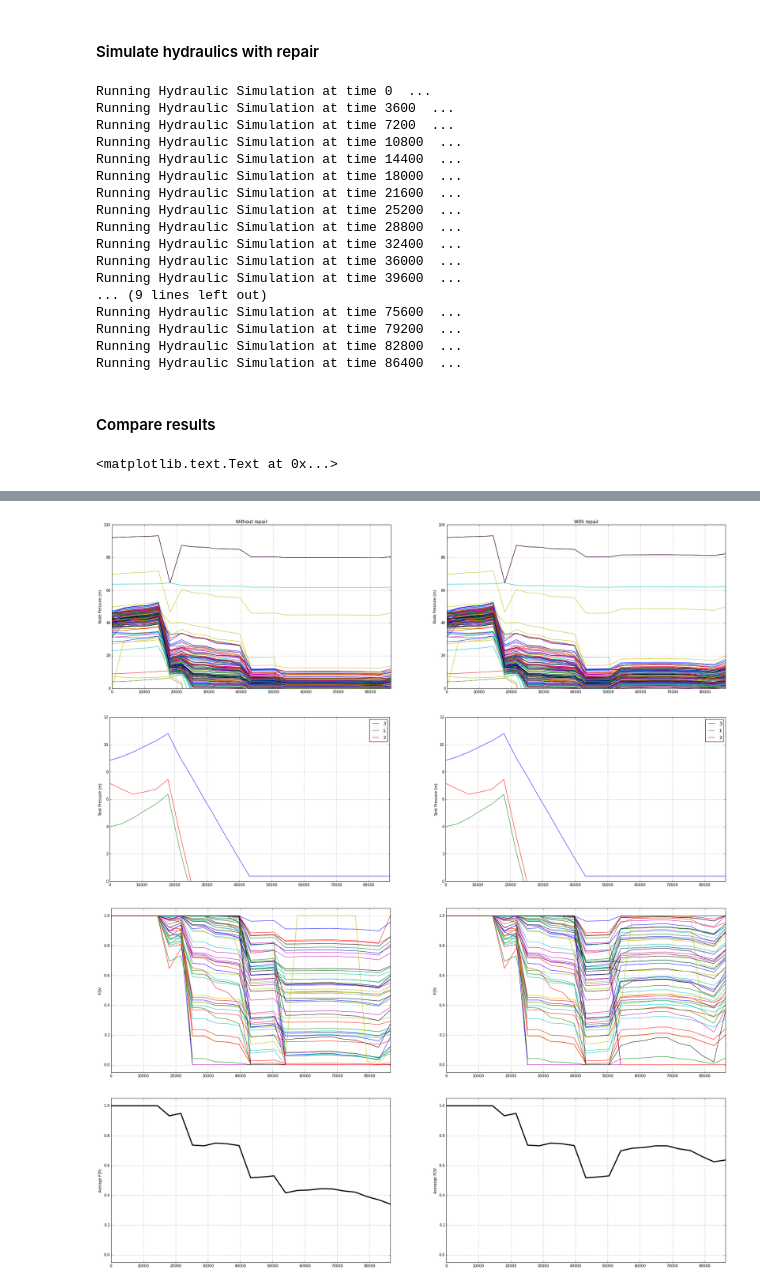
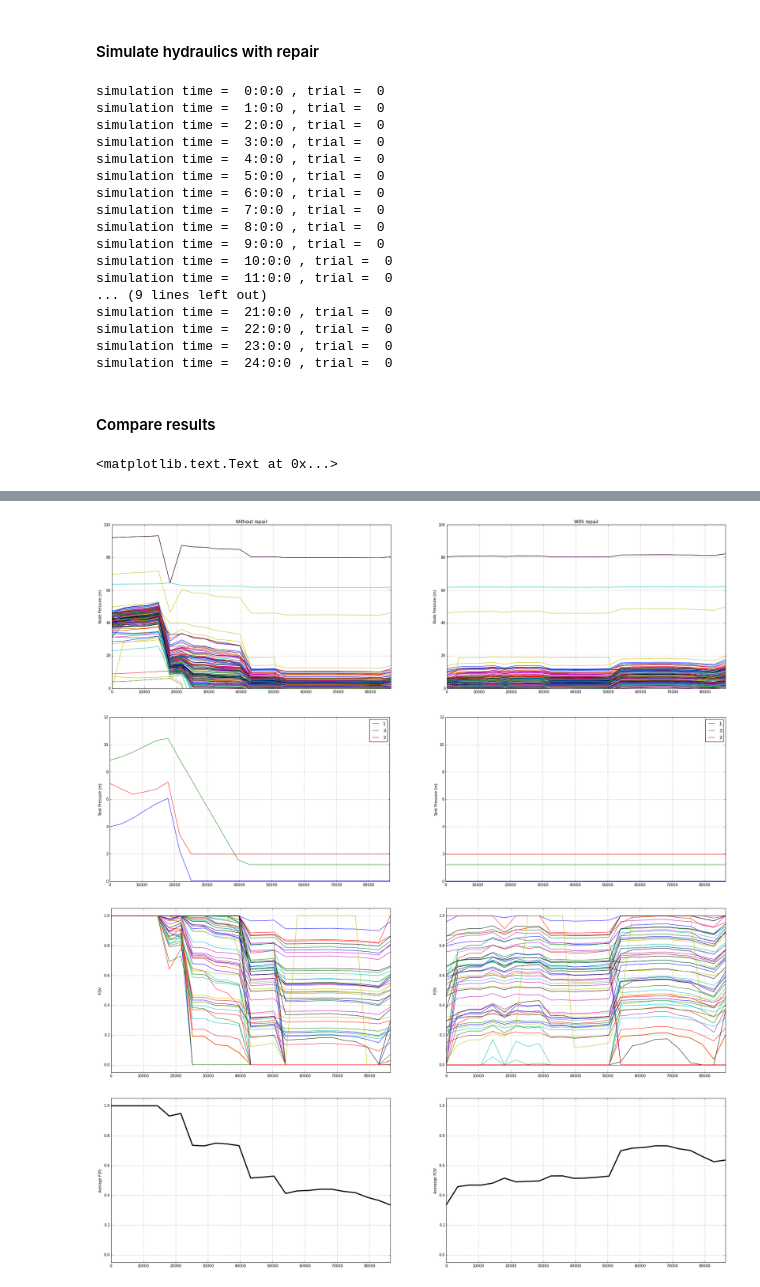
Before and after one commit to USEPA/WNTR, a Jupyter notebook: examples/demo/demo_Net3.ipynb, the cells around one changed output, grey strips where cells are left out. Cells and saved outputs as stored; diff of their text form; code cells hidden in the pictures.

```diff
--- a/examples/demo/demo_Net3.ipynb
+++ b/examples/demo/demo_Net3.ipynb
@@ -192,7 +188,7 @@ Running Hydraulic Simulation at time 86400  ...
 # %%
 # Plot leak demand
 plt.figure(figsize=(12,5), dpi=100)
-leaked_demand = results.node.loc['leak_flow']
+leaked_demand = results.node.loc['leak_demand']
 leaked_demand.plot(ax=plt.gca(), legend=False)
 plt.ylabel('Leak demand (m3/s)')
 
@@ -213,12 +209,18 @@ dtype: float64
 # %% [markdown]
 #### Simulate hydraulics with repair
 # %%
+wn.sim_time = 0
+
 duration_of_failure = 10
+end_time = (time_of_failure+duration_of_failure)*3600
 for leak_name in pipes_to_fix.index:
     leak = wn.get_node(leak_name)
-    leak.leak_end_time=(time_of_failure+duration_of_failure)*3600
+    inactive_control_action = wntr.network.TargetAttributeControlAction(leak, 'leak_status', False)
+    control = wntr.network.TimeControl(wn, end_time, 'SIM_TIME', False, inactive_control_action)
+    wn.add_control(control)
+    #leak.leak_end_time=(time_of_failure+duration_of_failure)*3600
 
-sim = wntr.sim.PyomoSimulator(wn, pressure_dependent = True)
+sim = wntr.sim.ScipySimulator(wn, pressure_driven = True)
 
 if demo:
     results_repair = pickle.load(open('demo_Net3_repair.pickle', 'rb'))
@@ -226,27 +228,27 @@ else:
     results_repair = sim.run_sim()
     pickle.dump(results_repair, open('demo_Net3_repair.pickle', 'wb'))
 # %% [output]
-Running Hydraulic Simulation at time 0  ...
-Running Hydraulic Simulation at time 3600  ...
-Running Hydraulic Simulation at time 7200  ...
-Running Hydraulic Simulation at time 10800  ...
-Running Hydraulic Simulation at time 14400  ...
-Running Hydraulic Simulation at time 18000  ...
-Running Hydraulic Simulation at time 21600  ...
-Running Hydraulic Simulation at time 25200  ...
-Running Hydraulic Simulation at time 28800  ...
-Running Hydraulic Simulation at time 32400  ...
-Running Hydraulic Simulation at time 36000  ...
-Running Hydraulic Simulation at time 39600  ...
+simulation time =  0:0:0 , trial =  0
+simulation time =  1:0:0 , trial =  0
+simulation time =  2:0:0 , trial =  0
+simulation time =  3:0:0 , trial =  0
+simulation time =  4:0:0 , trial =  0
+simulation time =  5:0:0 , trial =  0
+simulation time =  6:0:0 , trial =  0
+simulation time =  7:0:0 , trial =  0
+simulation time =  8:0:0 , trial =  0
+simulation time =  9:0:0 , trial =  0
+simulation time =  10:0:0 , trial =  0
+simulation time =  11:0:0 , trial =  0
 ... (9 lines left out)
-Running Hydraulic Simulation at time 75600  ...
-Running Hydraulic Simulation at time 79200  ...
-Running Hydraulic Simulation at time 82800  ...
-Running Hydraulic Simulation at time 86400  ...
+simulation time =  21:0:0 , trial =  0
+simulation time =  22:0:0 , trial =  0
+simulation time =  23:0:0 , trial =  0
+simulation time =  24:0:0 , trial =  0
 # %% [markdown]
 #### Compare results
 # %%
-wn_nodes = [node_name for node_name, node in wn.nodes(wntr.network.Junction)]
+wn_nodes = [node_name for node_name, node in wn.junctions()]
 
 pressure_at_24hr = results.node.loc['pressure',24*3600,wn_nodes]
 wntr.network.draw_graph(wn, node_attribute=pressure_at_24hr, node_size=20, node_range = [0,90], title='Pressure at 24 hours, without repair', figsize=(12,8), dpi=100)
@@ -257,7 +259,7 @@ wntr.network.draw_graph(wn, node_attribute=pressure_at_24hr, node_size=20, node_
 # Node pressure
 plt.figure(figsize=(30,8), dpi=100)
 plt.subplot(1,2,1)
-for name, node in wn.nodes(wntr.network.Junction):
+for name, node in wn.junctions():
     pressure = results.node['pressure',:,name]
     pressure.plot()
     plt.hold(True)
@@ -266,7 +268,7 @@ plt.ylabel('Node Pressure (m)')
 plt.title('Without repair')
 
 plt.subplot(1,2,2)
-for name, node in wn.nodes(wntr.network.Junction):
+for name, node in wn.junctions():
     pressure = results_repair.node['pressure',:,name]
     pressure.plot()
     plt.hold(True)
@@ -277,7 +279,7 @@ plt.title('With repair')
 # Tank pressure
 plt.figure(figsize=(30,8), dpi=100)
 plt.subplot(1,2,1)
-for name, tank in wn.nodes(wntr.network.Tank):
+for name, tank in wn.tanks():
     pressure = results.node['pressure',:,name]
     pressure.plot(label=name)
     plt.hold(True)
@@ -286,7 +288,7 @@ plt.ylabel('Tank Pressure (m)')
 plt.legend()
 
 plt.subplot(1,2,2)
-for name, tank in wn.nodes(wntr.network.Tank):
+for name, tank in wn.tanks():
     pressure = results_repair.node['pressure',:,name]
     pressure.plot(label=name)
     plt.hold(True)
@@ -301,34 +303,34 @@ node_results_repair = results_repair.node.loc[:,:,nzd_junctions]
 
 plt.figure(figsize=(30,8), dpi=100)
 plt.subplot(1,2,1)
 FDV_knt = wntr.metrics.fdv(node_results) # FDV, scenario k, node n, time t
 FDV_knt.plot(ax=plt.gca(), legend=False)
 plt.ylim(ymin=-0.05, ymax=1.05)
 plt.ylabel('FDV')
 
 plt.subplot(1,2,2)
 FDV_knt = wntr.metrics.fdv(node_results_repair) # FDV, scenario k, node n, time t
 FDV_knt.plot(ax=plt.gca(), legend=False)
 plt.ylim(ymin=-0.05, ymax=1.05)
 plt.ylabel('FDV')
 
 plt.figure(figsize=(30,8), dpi=100)
 plt.subplot(1,2,1)
 FDV_kt = wntr.metrics.fdv(node_results, average_nodes=True) # FDV, scenario k, time t
 FDV_kt.plot(label='Average', color='k', linewidth=3.0, legend=False)
 plt.ylim(ymin=-0.05, ymax=1.05)
 plt.ylabel('Average FDV')
 
 plt.subplot(1,2,2)
 FDV_kt = wntr.metrics.fdv(node_results_repair, average_nodes=True) # FDV, scenario k, time t
 FDV_kt.plot(label='Average', color='k', linewidth=3.0, legend=False)
 plt.ylim(ymin=-0.05, ymax=1.05)
 plt.ylabel('Averaege FDV')
 # %% [output]
 <matplotlib.text.Text at 0x...>
 [figure]
 [figure]
-[figure, old version]
+[figure, new version]
-[figure, old version]
+[figure, new version]
-[figure, old version]
+[figure, new version]
-[figure, old version]
+[figure, new version]
```
Also changed, not shown: parts of 5 cells of this notebook, 1 other file.
